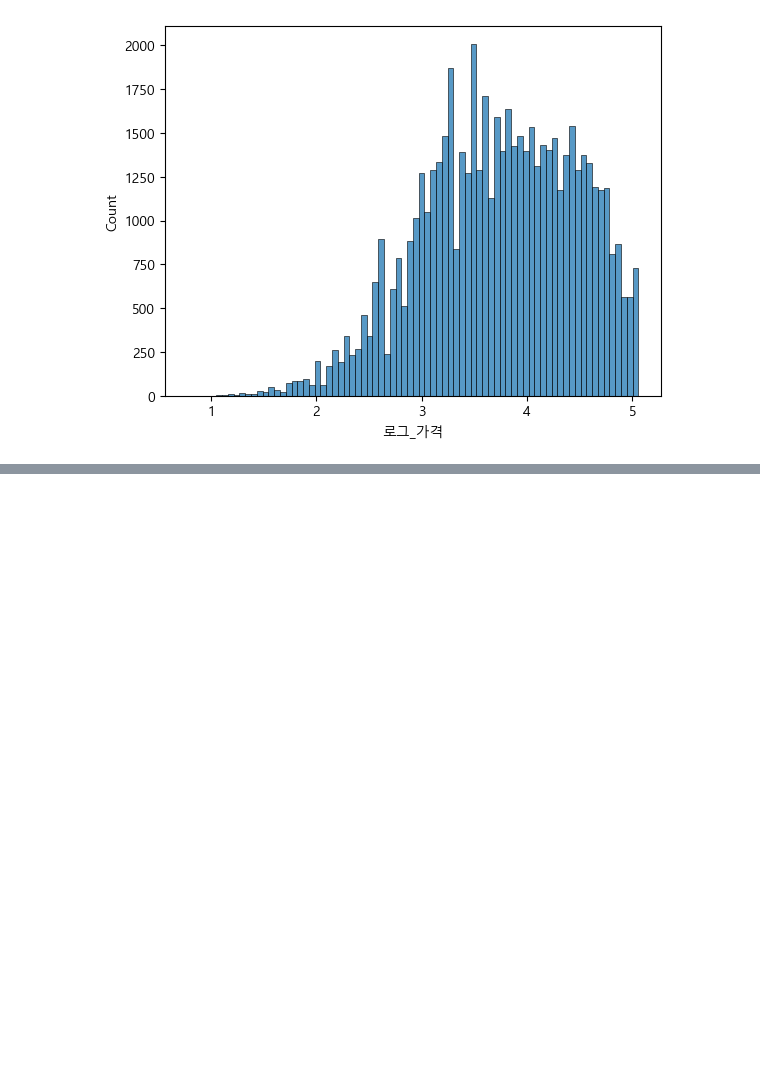
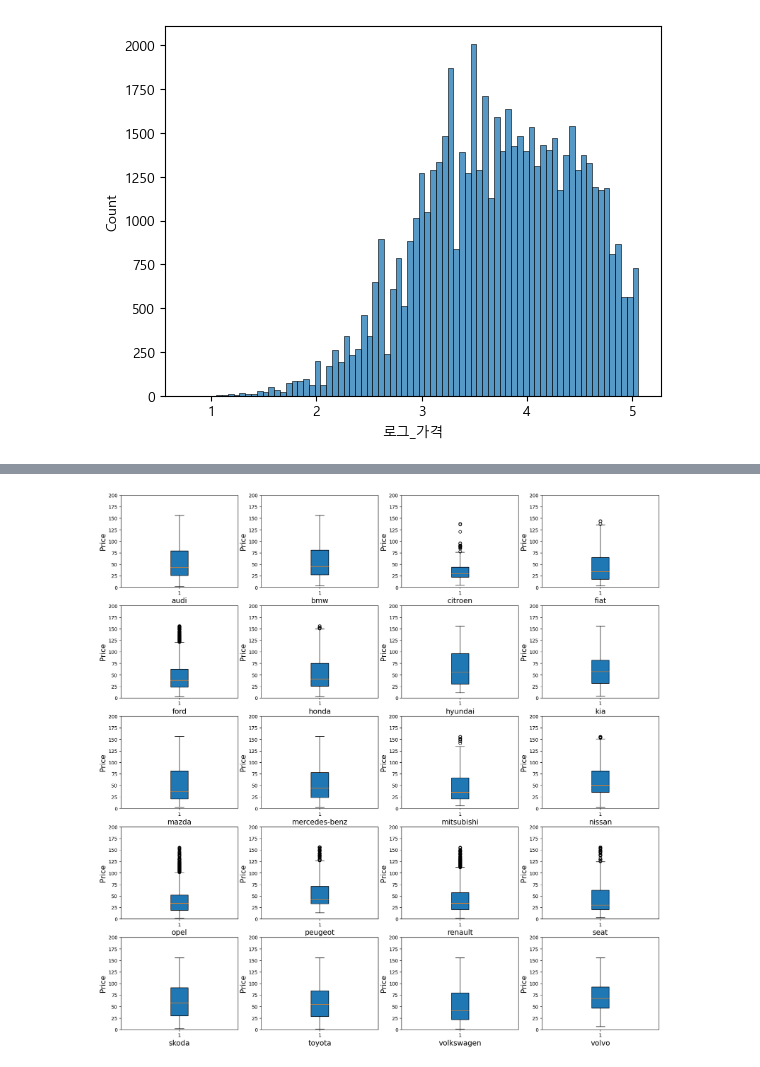
Before and after one commit to woojooc/ML_Car, a Jupyter notebook: jm/dacon/EDA.ipynb, the cells around one changed output, grey strips where cells are left out. Saved outputs shown, nothing was run; the diff lists cells and outputs as text; code cells hidden in the pictures; blank space fills up the shorter version.

```diff
--- a/jm/dacon/EDA.ipynb
+++ b/jm/dacon/EDA.ipynb
@@ -141,0 +243,11 @@ sns.boxplot(x='가격',y='브랜드',data=train_df)
+# %%
+plt.figure(figsize=((20,20)))
+for idx,brand in enumerate(brand_names):
+    idx += 1
+    plt.subplot(5,4,idx)
+    plt.boxplot(list(train_df[train_df['브랜드']==brand]['가격'].values),patch_artist=True)
+    plt.xlabel(brand,fontsize = 15)
+    plt.ylim(0,200)
+    plt.ylabel('Price',fontsize = 15)
+# %% [output]
+[figure, added]
```
Also changed, not shown: parts of 15 cells of this notebook, 2 other files.
